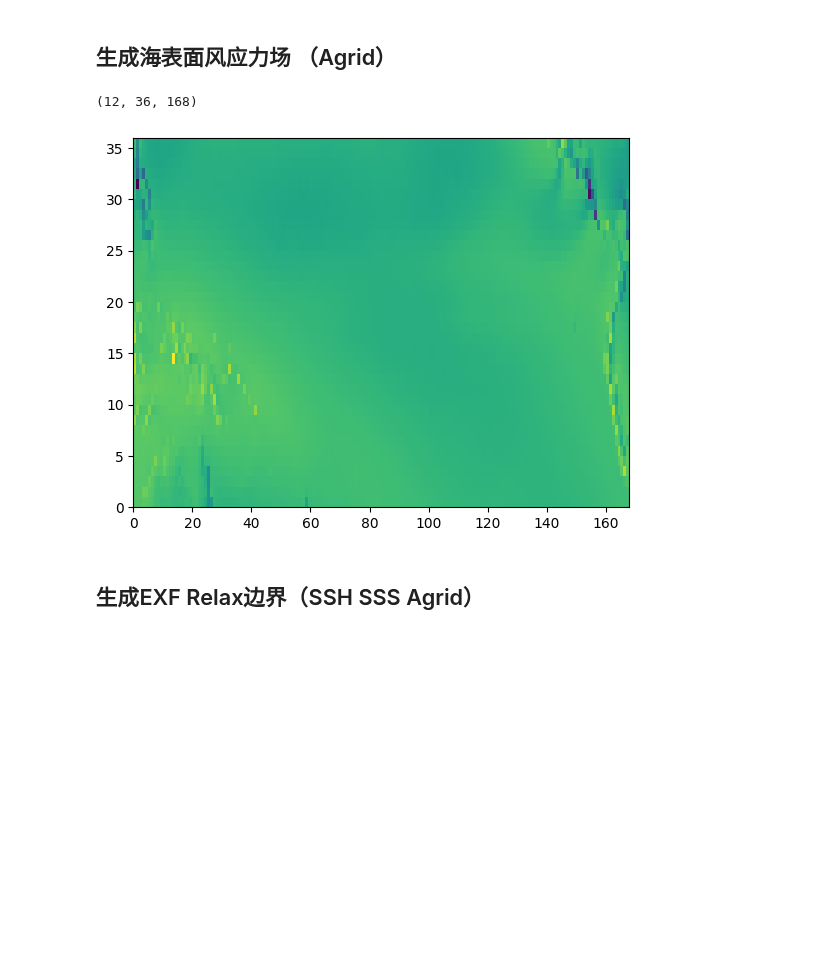
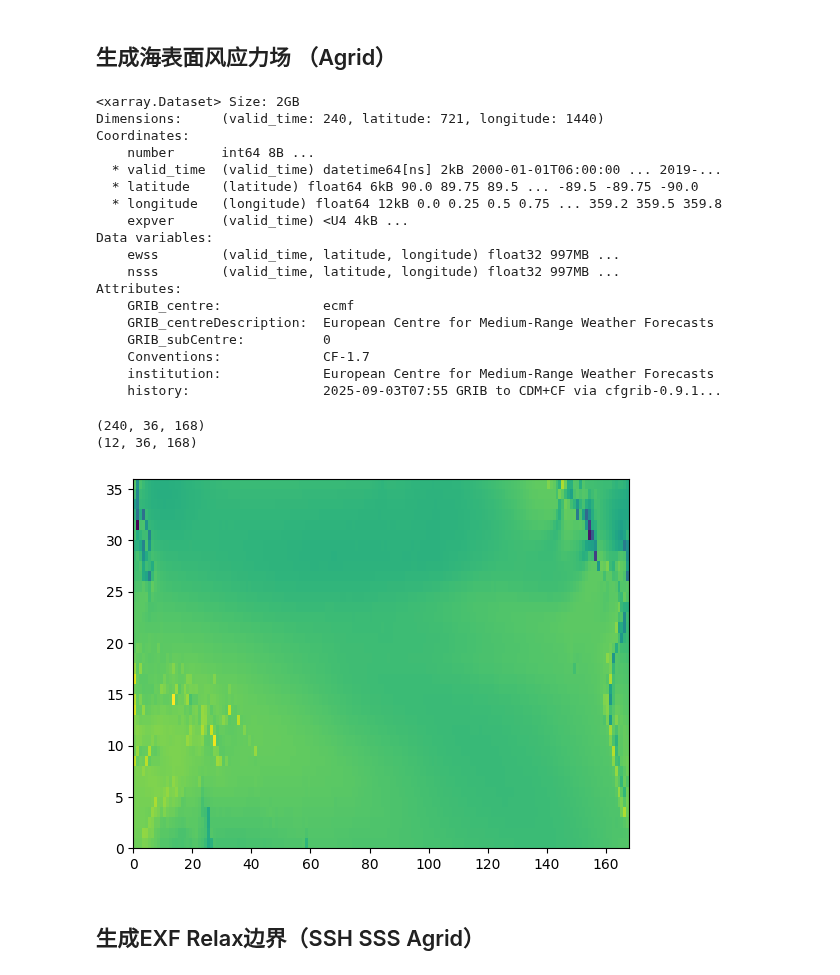
Before and after one commit to FattyZH/eqp-dlfv-mitgcm-era5, a Jupyter notebook: script/gendata_Hydrog.ipynb, the cells around one changed output. Cells and saved outputs as stored; diff of their text form; code cells hidden in the pictures; blank space fills up the shorter version.

Commit message:
modified:   input/data 	modified:   input/data.diagnostics 	modified:   input/data.obcs 	modified:   script/analysis.ipynb 	modified:   script/gendata_Hydrog.ipynb

```diff
--- a/script/gendata_Hydrog.ipynb
+++ b/script/gendata_Hydrog.ipynb
@@ -39,28 +39,48 @@ winc = round(dx*4)
 ## 生成海表面风应力场 （Agrid）
 # %%
 isclim = True
-yrs = 10
 ds = xr.open_dataset(fwind)
-
-nt = ds['valid_time']
-taux = ds['ewss'][:12*yrs].loc[:,y0:y1:-1*winc,x0:x1:winc]
-tauy = ds['nsss'][:12*yrs].loc[:,y0:y1:-1*winc,x0:x1:winc]
-
-taux = taux.values/86400  # era5提供的风应力是一天的积分，需要除以86400转换为风应力
-tauy = tauy.values/86400  # 同上
+dss = ds.sel(valid_time=slice('2000-01', '2019-12'))
+display(dss)
+taux = dss['ewss'].loc[:,y0:y1:-1*winc,x0:x1:winc]
+tauy = dss['nsss'].loc[:,y0:y1:-1*winc,x0:x1:winc]
+print(taux.shape)
+taux = taux.values
+tauy = tauy.values
 if isclim:
     taux = taux.reshape(-1,12,ny,nx).mean(0)
     tauy = tauy.reshape(-1,12,ny,nx).mean(0)
-# taux[:,[0,-1],:] = 0
-# tauy[:,[0,-1],:] = 0
+
+taux = taux/86400  # era5提供的风应力是一天的积分，需要除以86400转换为风应力
+tauy = tauy/86400  # 同上
+
 plt.pcolormesh(taux[0])
 print(taux.shape)
 # 保存为MITgcm驱动所需的二进制文件
 writebin(opath+'taux.bin',taux)
 writebin(opath+'tauy.bin',tauy)
 # %% [output]
-(12, 36, 168)
+<xarray.Dataset> Size: 2GB
+Dimensions:     (valid_time: 240, latitude: 721, longitude: 1440)
+Coordinates:
+    number      int64 8B ...
+  * valid_time  (valid_time) datetime64[ns] 2kB 2000-01-01T06:00:00 ... 2019-...
+  * latitude    (latitude) float64 6kB 90.0 89.75 89.5 ... -89.5 -89.75 -90.0
+  * longitude   (longitude) float64 12kB 0.0 0.25 0.5 0.75 ... 359.2 359.5 359.8
+    expver      (valid_time) <U4 4kB ...
+Data variables:
+    ewss        (valid_time, latitude, longitude) float32 997MB ...
+    nsss        (valid_time, latitude, longitude) float32 997MB ...
+Attributes:
+    GRIB_centre:             ecmf
+    GRIB_centreDescription:  European Centre for Medium-Range Weather Forecasts
+    GRIB_subCentre:          0
+    Conventions:             CF-1.7
+    institution:             European Centre for Medium-Range Weather Forecasts
+    history:                 2025-09-03T07:55 GRIB to CDM+CF via cfgrib-0.9.1...
+(240, 36, 168)
+(12, 36, 168)
-[figure, old version]
+[figure, new version]
 # %% [markdown]
 ## 生成EXF Relax边界（SSH SSS Agrid）
 # %%
```
Also changed, not shown: parts of 1 cell of this notebook, 4 other files.
